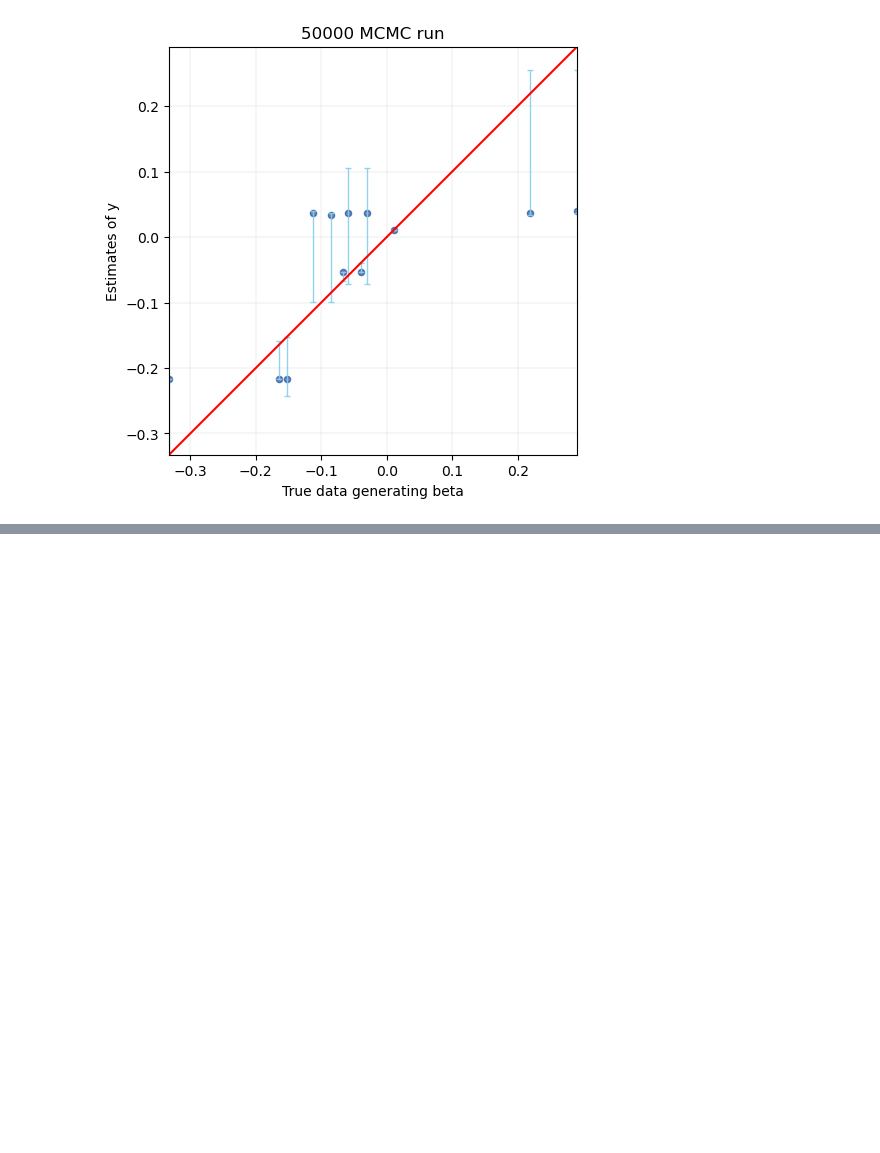
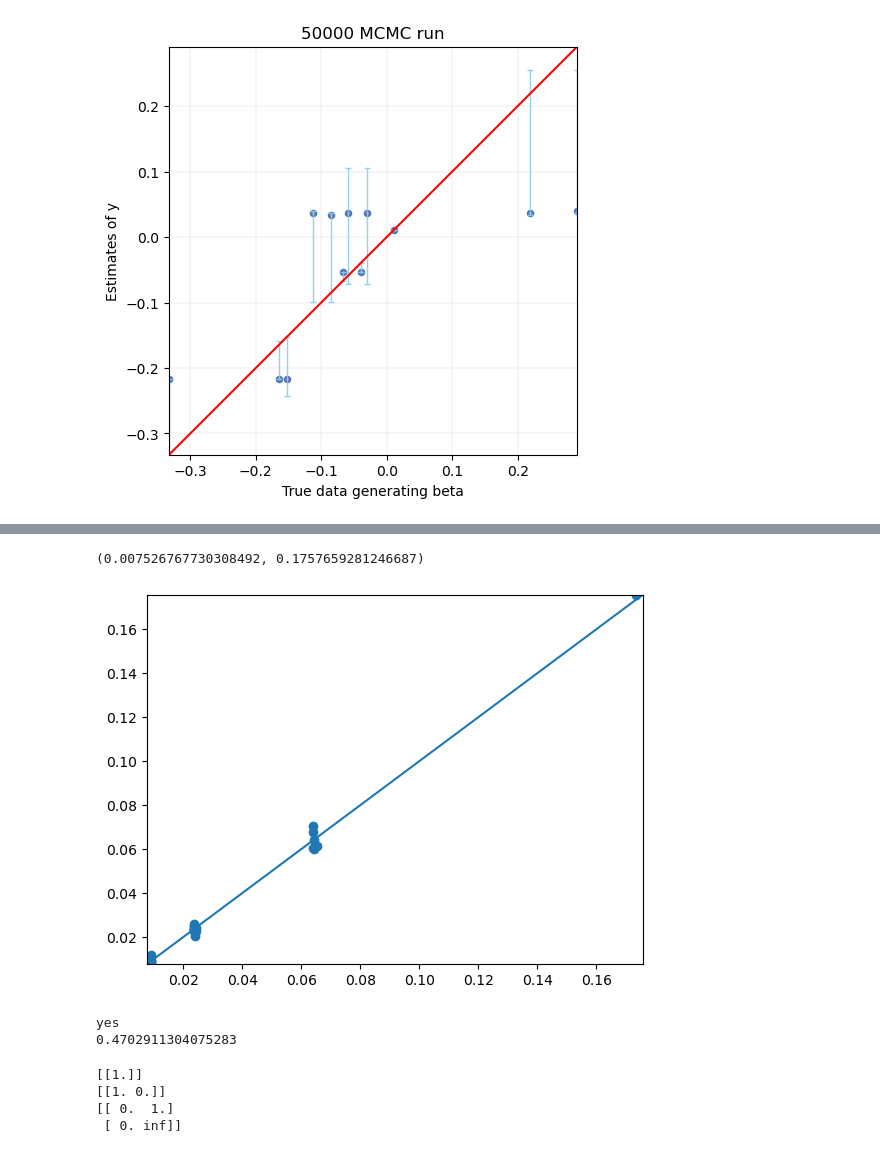
Before and after one commit to fyy2025/RHS-X, a Jupyter notebook: Code/experiment.ipynb, the cells around one changed output, grey strips where cells are left out. Cells and saved outputs as stored; diff of their text form; code cells hidden in the pictures; blank space fills up the shorter version.

```diff
--- a/Code/experiment.ipynb
+++ b/Code/experiment.ipynb
@@ -18,22 +18,26 @@ all_policies = hasse.enumerate_policies(M, R)
 num_policies = len(all_policies)
 
 sigma_00 = None
-mu_00 = np.array([0])
+# mu_00 = np.array([0])
+mu_00 = np.array([5])
 var_00 = np.array([1])
 
 # Profile (0, 1)
 sigma_01 = np.array([[1]])
-mu_01 = np.array([-0.1])
+# mu_01 = np.array([-0.1])
+mu_01 = np.array([10])
 var_01 = np.array([1])
 
 # Profile (1, 0)
 sigma_10 = np.array([[1, 0]])
-mu_10 = np.array([-0.2, -0.3])
+# mu_10 = np.array([-0.2, -0.3])
+mu_10 = np.array([-10, 15])
 var_10 = np.array([1, 1])
 
 # Profile (1, 1)
 sigma_11 = np.array([[0, 1], [0, np.inf]])
-mu_11 = np.array([0.2, 0.3, -0.1, -0.1])
+# mu_11 = np.array([0.2, 0.3, -0.1, -0.1])
+mu_11 = np.array([20, 30, 5, 10])
 var_11 = np.array([1, 1, 1, 1])
 
 sigma = [sigma_00, sigma_01, sigma_10, sigma_11]
@@ -113,7 +117,7 @@ X, D, y = generate_data(mu, var, num_samples_per_feature, all_policies, pi_polic
 policy_means = loss.compute_policy_means(D, y, num_policies)
 # %%
 H = np.inf
-theta = 8
+theta = 20
 lamb = 1
 R_set, R_profiles = aggregate.RAggregate(M, R, H, D, y, theta, reg=lamb, verbose=True)
 # %% [output]
@@ -337,0 +328,14 @@ pd.DataFrame({'RPS_estimates':normalized_RPS_post_exact, 'MCMC estimates': norma
+# %%
+plt.scatter(normalized_RPS_post_exact, normalized_RPS_post)
+x=np.array(normalized_RPS_post_exact)
+y=np.array(normalized_RPS_post)
+lims = [
+    min(x.min(), y.min()),
+    max(x.max(), y.max()),
+]
+plt.plot(lims, lims)   # y = x
+plt.xlim(lims)
+plt.ylim(lims)
+# %% [output]
+(0.007526767730308492, 0.1757659281246687)
+[figure, added]
@@ -337,0 +349,10 @@ pd.DataFrame({'RPS_estimates':normalized_RPS_post_exact, 'MCMC estimates': norma
+# %%
+for partition in RPS_states:
+    if AIS.states_equal(partition, data_generating_partition):
+        print("yes")
+        signature = AIS.state_signature(partition)
+        idx = sig.index(signature)
+        print(norm_true_post[idx])
+# %% [output]
+yes
+0.4702911304075283
@@ -337,0 +361,10 @@ pd.DataFrame({'RPS_estimates':normalized_RPS_post_exact, 'MCMC estimates': norma
+# %%
+losses[50][0][0].B
+print(losses[50][0][1].B)
+print(losses[50][0][2].B)
+print(losses[50][0][3].B)
+# %% [output]
+[[1.]]
+[[1. 0.]]
+[[ 0.  1.]
+ [ 0. inf]]
```
Also changed, not shown: parts of 21 cells of this notebook.
